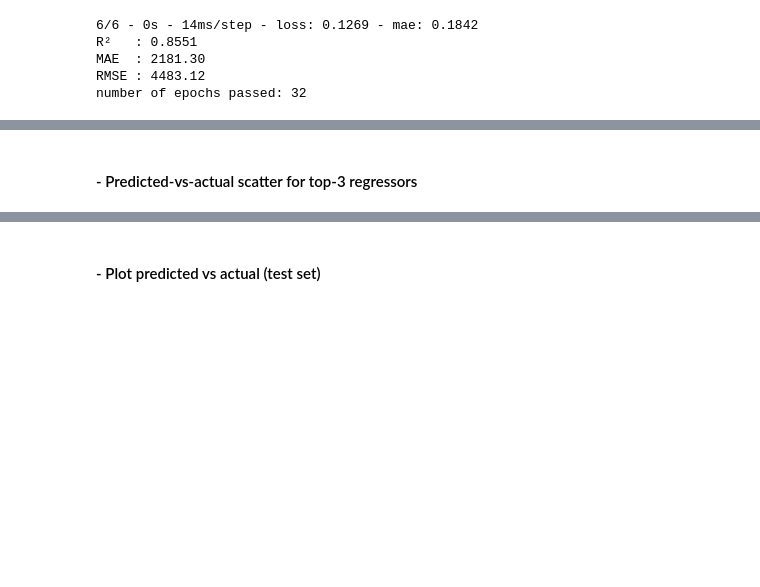
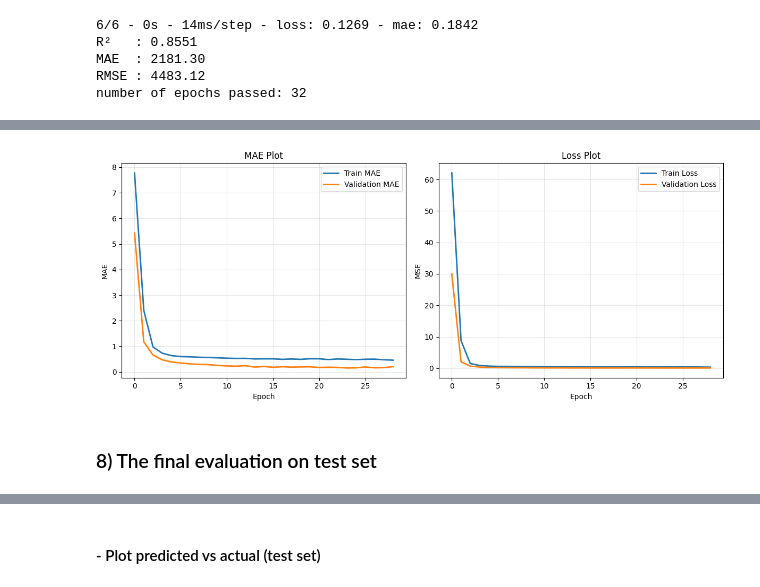
Before and after one commit to Nimaabediforud/Heart-Disease-Prediction, a Jupyter notebook: Notebooks/Regression/third-reg/REG-ANN-EXT2.ipynb, the cells around one changed output, grey strips where cells are left out. Drawn from its saved outputs; the diff is of its cells as text; code cells hidden in the pictures; blank space fills up the shorter version.

```diff
--- a/Notebooks/Regression/third-reg/REG-ANN-EXT2.ipynb
+++ b/Notebooks/Regression/third-reg/REG-ANN-EXT2.ipynb
@@ -1188,0 +1194,30 @@ plot_benchmarking_results(dfs=log_results, m='LOG TARGET', fe_sets=fe_sets, colo
+# %%
+# Build Keras model with the right input shape
+input_dim = X_final_train.shape[1]
+# For fair arch comparison
+tf.keras.utils.set_random_seed(RANDOM_STATE)
+
+# Rebuild the final model
+final_model = tf.keras.Sequential([
+    tf.keras.layers.Input(shape=(input_dim,)),
+    tf.keras.layers.Dense(128, activation='relu'),
+    tf.keras.layers.Dense(64, activation='relu'),
+    tf.keras.layers.Dropout(0.1),
+    tf.keras.layers.Dense(1, activation='linear')
+])
+
+# Compile
+final_model.compile(optimizer='adam', loss='mse', metrics=['mae'])
+
+# Stop early if validation loss doesn’t improve for 5 epochs
+early_stop_final_model = tf.keras.callbacks.EarlyStopping(monitor='val_loss', patience=5, restore_best_weights=True)
+
+# Train on full data – use a validation split for early stopping (no separate set)
+history_final = final_model.fit(
+    X_final_train,
+    y_final_train,
+    epochs=40,
+    batch_size=32,
+    validation_split=0.1,
+    callbacks=[early_stop_final_model]
+)
@@ -1189,3 +1242,8 @@ plot_benchmarking_results(dfs=log_results, m='LOG TARGET', fe_sets=fe_sets, colo
+# %%
+# Plot training history of the final model
+plot_training_history(history_final)
+# %% [output]
+[figure, added]
 # %% [markdown]
-#### -  Predicted‑vs‑actual scatter for top‑3 regressors
+### 8) The final evaluation on test set
 # %%
```
Also changed, not shown: parts of 29 cells of this notebook, 4 other files.
